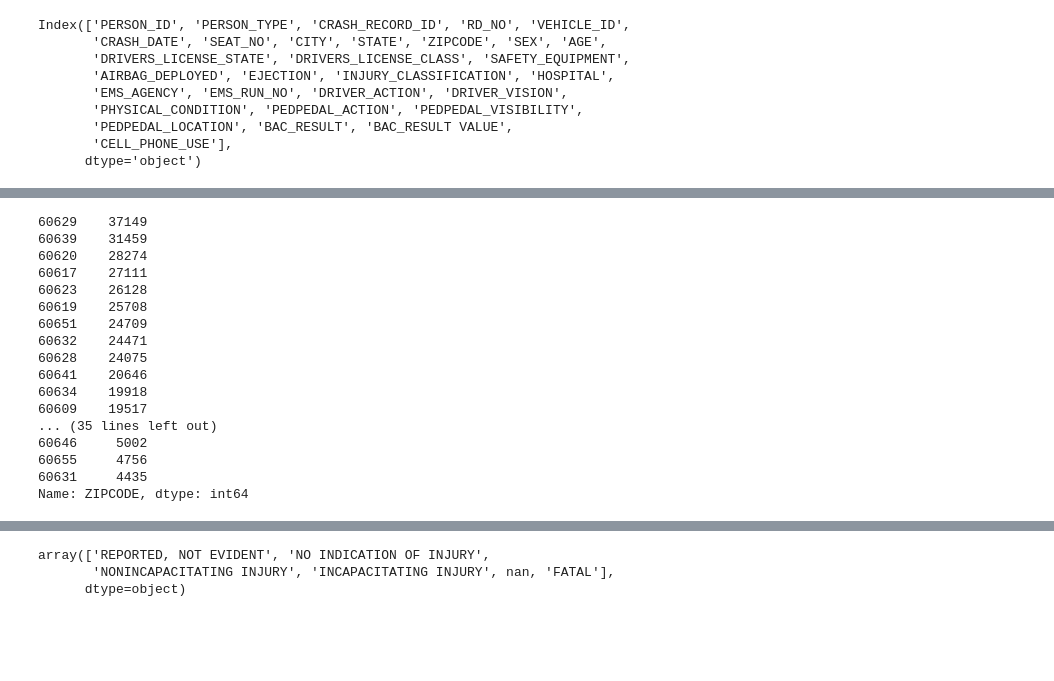
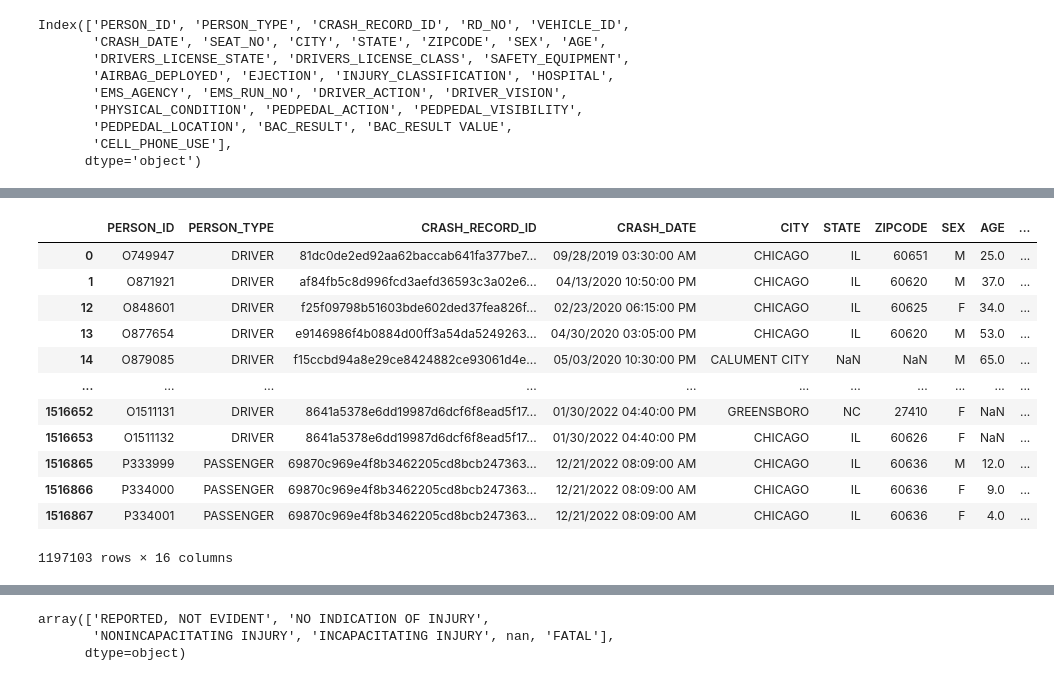
Before and after one commit to jngreco/Team-AutoCrash-Project, a Jupyter notebook: Chicago_Data-michael.ipynb, the cells around one changed output, grey strips where cells are left out. Saved outputs shown, nothing was run; the diff lists cells and outputs as text; code cells hidden in the pictures; blank space fills up the shorter version.

```diff
--- a/Chicago_Data-michael.ipynb
+++ b/Chicago_Data-michael.ipynb
@@ -127,20 +60,0 @@ Name: AGE, dtype: int64
-# %%
-people_data['ZIPCODE'].value_counts().nlargest(50)
-# %% [output]
-60629    37149
-60639    31459
-60620    28274
-60617    27111
-60623    26128
-60619    25708
-60651    24709
-60632    24471
-60628    24075
-60641    20646
-60634    19918
-60609    19517
-... (35 lines left out)
-60646     5002
-60655     4756
-60631     4435
-Name: ZIPCODE, dtype: int64
@@ -148,0 +61,20 @@ zipGroup = people_data.groupby("ZIPCODE").sum()
+# %%
+# Drop unneeded columns
+people_data_df = people_data_df.loc[:, ['PERSON_ID', 'PERSON_TYPE', 'CRASH_RECORD_ID', 'CRASH_DATE', 'CITY', 'STATE', 'ZIPCODE',
+                                    'SEX', 'AGE', 'DRIVERS_LICENSE_STATE', 'INJURY_CLASSIFICATION', 'DRIVER_VISION',
+                                    'PHYSICAL_CONDITION', 'BAC_RESULT', 'BAC_RESULT VALUE', 'CELL_PHONE_USE']]
+people_data_df
+# %% [output]
+|  | PERSON_ID | PERSON_TYPE | CRASH_RECORD_ID | CRASH_DATE | CITY | STATE | ZIPCODE | SEX | AGE | ... |
+| 0 | O749947 | DRIVER | 81dc0de2ed92aa62baccab641fa377be7... | 09/28/2019 03:30:00 AM | CHICAGO | IL | 60651 | M | 25.0 | ... |
+| 1 | O871921 | DRIVER | af84fb5c8d996fcd3aefd36593c3a02e6... | 04/13/2020 10:50:00 PM | CHICAGO | IL | 60620 | M | 37.0 | ... |
+| 12 | O848601 | DRIVER | f25f09798b51603bde602ded37fea826f... | 02/23/2020 06:15:00 PM | CHICAGO | IL | 60625 | F | 34.0 | ... |
+| 13 | O877654 | DRIVER | e9146986f4b0884d00ff3a54da5249263... | 04/30/2020 03:05:00 PM | CHICAGO | IL | 60620 | M | 53.0 | ... |
+| 14 | O879085 | DRIVER | f15ccbd94a8e29ce8424882ce93061d4e... | 05/03/2020 10:30:00 PM | CALUMENT CITY | NaN | NaN | M | 65.0 | ... |
+| ... | ... | ... | ... | ... | ... | ... | ... | ... | ... | ... |
+| 1516652 | O1511131 | DRIVER | 8641a5378e6dd19987d6dcf6f8ead5f17... | 01/30/2022 04:40:00 PM | GREENSBORO | NC | 27410 | F | NaN | ... |
+| 1516653 | O1511132 | DRIVER | 8641a5378e6dd19987d6dcf6f8ead5f17... | 01/30/2022 04:40:00 PM | CHICAGO | IL | 60626 | F | NaN | ... |
+| 1516865 | P333999 | PASSENGER | 69870c969e4f8b3462205cd8bcb247363... | 12/21/2022 08:09:00 AM | CHICAGO | IL | 60636 | M | 12.0 | ... |
+| 1516866 | P334000 | PASSENGER | 69870c969e4f8b3462205cd8bcb247363... | 12/21/2022 08:09:00 AM | CHICAGO | IL | 60636 | F | 9.0 | ... |
+| 1516867 | P334001 | PASSENGER | 69870c969e4f8b3462205cd8bcb247363... | 12/21/2022 08:09:00 AM | CHICAGO | IL | 60636 | F | 4.0 | ... |
+1197103 rows × 16 columns
```
Also changed, not shown: parts of 17 cells of this notebook.
